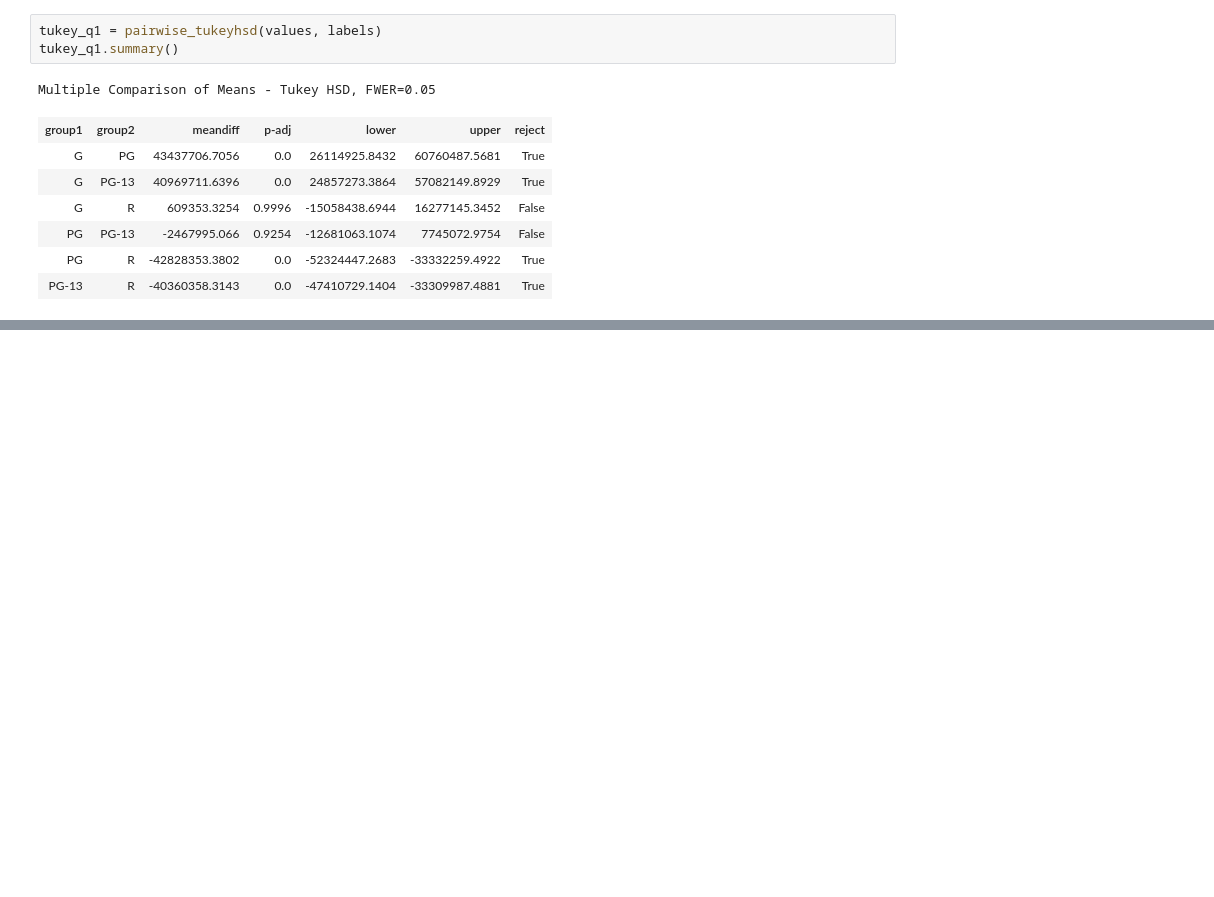
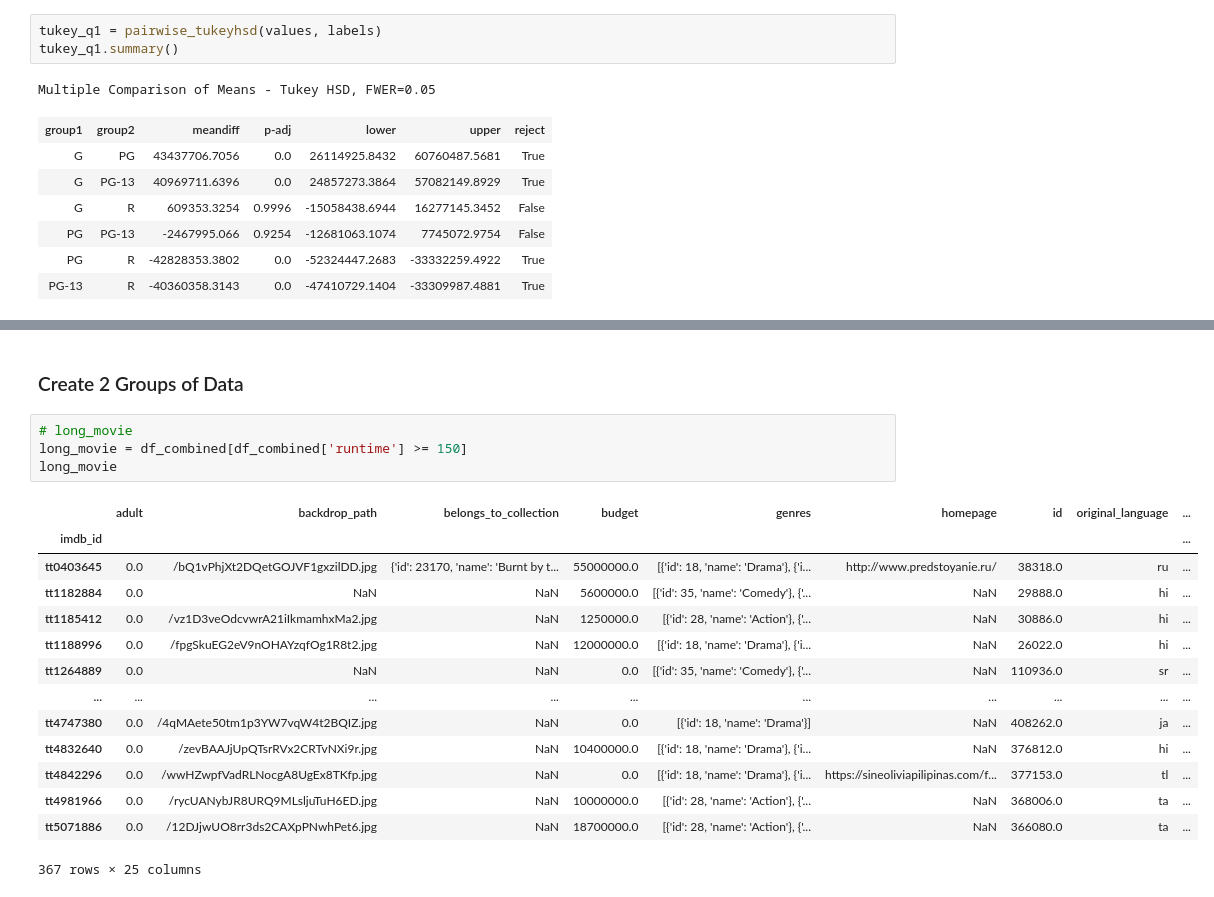
Before and after one commit to jonnunez92/IMDB-MySQL, a Jupyter notebook: IMDB - Part 4_Hypothesis Testing - Jonathan Nunez.ipynb, the cells around one changed output, grey strips where cells are left out. Cells and saved outputs as stored; diff of their text form; blank space fills up the shorter version.

```diff
--- a/IMDB - Part 4_Hypothesis Testing - Jonathan Nunez.ipynb
+++ b/IMDB - Part 4_Hypothesis Testing - Jonathan Nunez.ipynb
@@ -490,0 +516,21 @@ Multiple Comparison of Means - Tukey HSD, FWER=0.05
+# %% [markdown]
+### Create 2 Groups of Data
+# %%
+# long_movie
+long_movie = df_combined[df_combined['runtime'] >= 150]
+long_movie
+# %% [output]
+|  | adult | backdrop_path | belongs_to_collection | budget | genres | homepage | id | original_language | ... |
+| imdb_id |  |  |  |  |  |  |  |  | ... |
+| tt0403645 | 0.0 | /bQ1vPhjXt2DQetGOJVF1gxzilDD.jpg | {'id': 23170, 'name': 'Burnt by t... | 55000000.0 | [{'id': 18, 'name': 'Drama'}, {'i... | http://www.predstoyanie.ru/ | 38318.0 | ru | ... |
+| tt1182884 | 0.0 | NaN | NaN | 5600000.0 | [{'id': 35, 'name': 'Comedy'}, {'... | NaN | 29888.0 | hi | ... |
+| tt1185412 | 0.0 | /vz1D3veOdcvwrA21iIkmamhxMa2.jpg | NaN | 1250000.0 | [{'id': 28, 'name': 'Action'}, {'... | NaN | 30886.0 | hi | ... |
+| tt1188996 | 0.0 | /fpgSkuEG2eV9nOHAYzqfOg1R8t2.jpg | NaN | 12000000.0 | [{'id': 18, 'name': 'Drama'}, {'i... | NaN | 26022.0 | hi | ... |
+| tt1264889 | 0.0 | NaN | NaN | 0.0 | [{'id': 35, 'name': 'Comedy'}, {'... | NaN | 110936.0 | sr | ... |
+| ... | ... | ... | ... | ... | ... | ... | ... | ... | ... |
+| tt4747380 | 0.0 | /4qMAete50tm1p3YW7vqW4t2BQIZ.jpg | NaN | 0.0 | [{'id': 18, 'name': 'Drama'}] | NaN | 408262.0 | ja | ... |
+| tt4832640 | 0.0 | /zevBAAJjUpQTsrRVx2CRTvNXi9r.jpg | NaN | 10400000.0 | [{'id': 18, 'name': 'Drama'}, {'i... | NaN | 376812.0 | hi | ... |
+| tt4842296 | 0.0 | /wwHZwpfVadRLNocgA8UgEx8TKfp.jpg | NaN | 0.0 | [{'id': 18, 'name': 'Drama'}, {'i... | https://sineoliviapilipinas.com/f... | 377153.0 | tl | ... |
+| tt4981966 | 0.0 | /rycUANybJR8URQ9MLsljuTuH6ED.jpg | NaN | 10000000.0 | [{'id': 28, 'name': 'Action'}, {'... | NaN | 368006.0 | ta | ... |
+| tt5071886 | 0.0 | /12DJjwUO8rr3ds2CAXpPNwhPet6.jpg | NaN | 18700000.0 | [{'id': 28, 'name': 'Action'}, {'... | NaN | 366080.0 | ta | ... |
+367 rows × 25 columns
```
Also changed, not shown: parts of 24 cells of this notebook.
